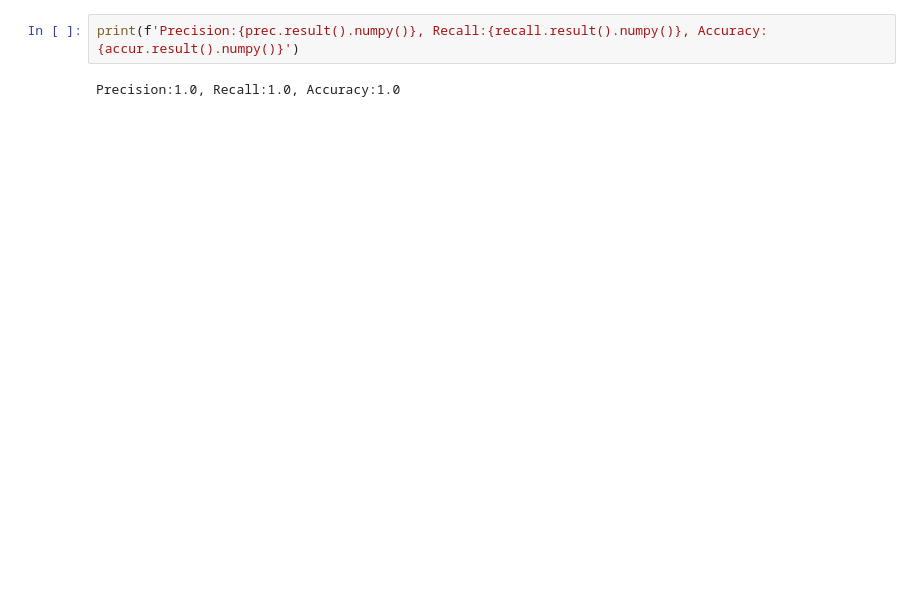
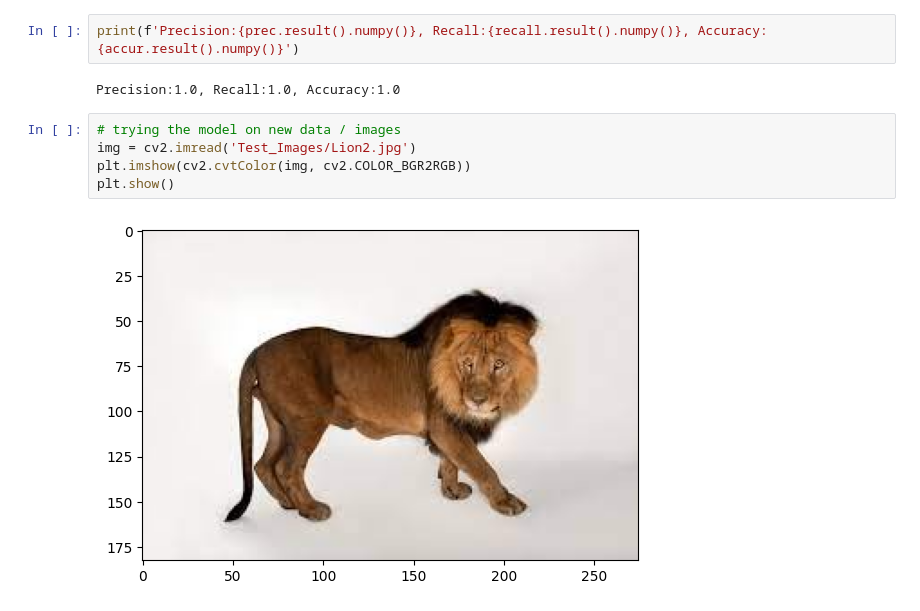
Before and after one commit to DenisSobczyk/Lion_Cheetah_Classification_DL, a Jupyter notebook: app.ipynb, the cells around one changed output. Cells and saved outputs as stored; diff of their text form; blank space fills up the shorter version.

Commit message:
test on new data

```diff
--- a/app.ipynb
+++ b/app.ipynb
@@ -273,3 +273,10 @@ for batch in test.as_numpy_iterator():
 print(f'Precision:{prec.result().numpy()}, Recall:{recall.result().numpy()}, Accuracy:{accur.result().numpy()}')
 # %% [output]
 Precision:1.0, Recall:1.0, Accuracy:1.0
+# %%
+# trying the model on new data / images
+img = cv2.imread('Test_Images/Lion2.jpg')
+plt.imshow(cv2.cvtColor(img, cv2.COLOR_BGR2RGB))
+plt.show()
+# %% [output]
+[figure, added]
```
Also changed, not shown: parts of 13 cells of this notebook.
